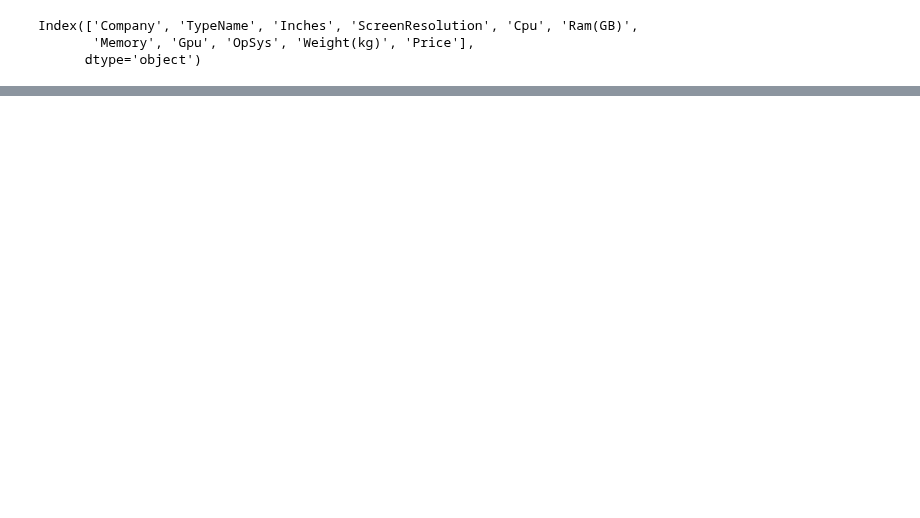
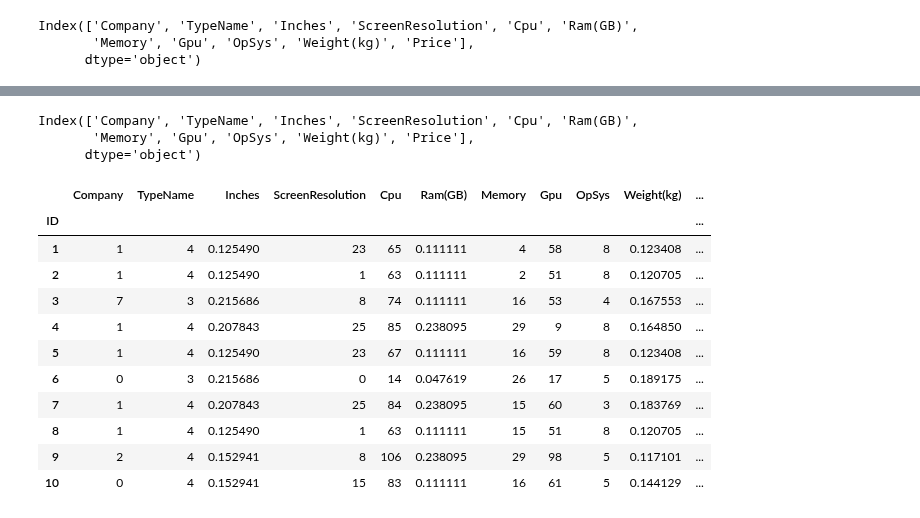
Before and after one commit to khoulaCode/machine-learning-code-orbit, a Jupyter notebook: team_members/from_almuhannad/preprossing_laptob.ipynb, the cells around one changed output, grey strips where cells are left out. Cells and saved outputs as stored; diff of their text form; code cells hidden in the pictures; blank space fills up the shorter version.

```diff
--- a/team_members/from_almuhannad/preprossing_laptob.ipynb
+++ b/team_members/from_almuhannad/preprossing_laptob.ipynb
@@ -354,0 +466,27 @@ scaled_df.head()
+# %%
+df.columns
+# %% [output]
+Index(['Company', 'TypeName', 'Inches', 'ScreenResolution', 'Cpu', 'Ram(GB)',
+       'Memory', 'Gpu', 'OpSys', 'Weight(kg)', 'Price'],
+      dtype='object')
+# %%
+from sklearn.preprocessing import LabelEncoder
+le = LabelEncoder()
+columns = ['Company','TypeName','ScreenResolution','Cpu','Memory', 'Gpu', 'OpSys']
+for col in columns:
+    df[col] = le.fit_transform(df[col])
+# %%
+df.head(10)
+# %% [output]
+|  | Company | TypeName | Inches | ScreenResolution | Cpu | Ram(GB) | Memory | Gpu | OpSys | Weight(kg) | ... |
+| ID |  |  |  |  |  |  |  |  |  |  | ... |
+| 1 | 1 | 4 | 0.125490 | 23 | 65 | 0.111111 | 4 | 58 | 8 | 0.123408 | ... |
+| 2 | 1 | 4 | 0.125490 | 1 | 63 | 0.111111 | 2 | 51 | 8 | 0.120705 | ... |
+| 3 | 7 | 3 | 0.215686 | 8 | 74 | 0.111111 | 16 | 53 | 4 | 0.167553 | ... |
+| 4 | 1 | 4 | 0.207843 | 25 | 85 | 0.238095 | 29 | 9 | 8 | 0.164850 | ... |
+| 5 | 1 | 4 | 0.125490 | 23 | 67 | 0.111111 | 16 | 59 | 8 | 0.123408 | ... |
+| 6 | 0 | 3 | 0.215686 | 0 | 14 | 0.047619 | 26 | 17 | 5 | 0.189175 | ... |
+| 7 | 1 | 4 | 0.207843 | 25 | 84 | 0.238095 | 15 | 60 | 3 | 0.183769 | ... |
+| 8 | 1 | 4 | 0.125490 | 1 | 63 | 0.111111 | 15 | 51 | 8 | 0.120705 | ... |
+| 9 | 2 | 4 | 0.152941 | 8 | 106 | 0.238095 | 29 | 98 | 5 | 0.117101 | ... |
+| 10 | 0 | 4 | 0.152941 | 15 | 83 | 0.111111 | 16 | 61 | 5 | 0.144129 | ... |
```
Also changed, not shown: parts of 11 cells of this notebook.
